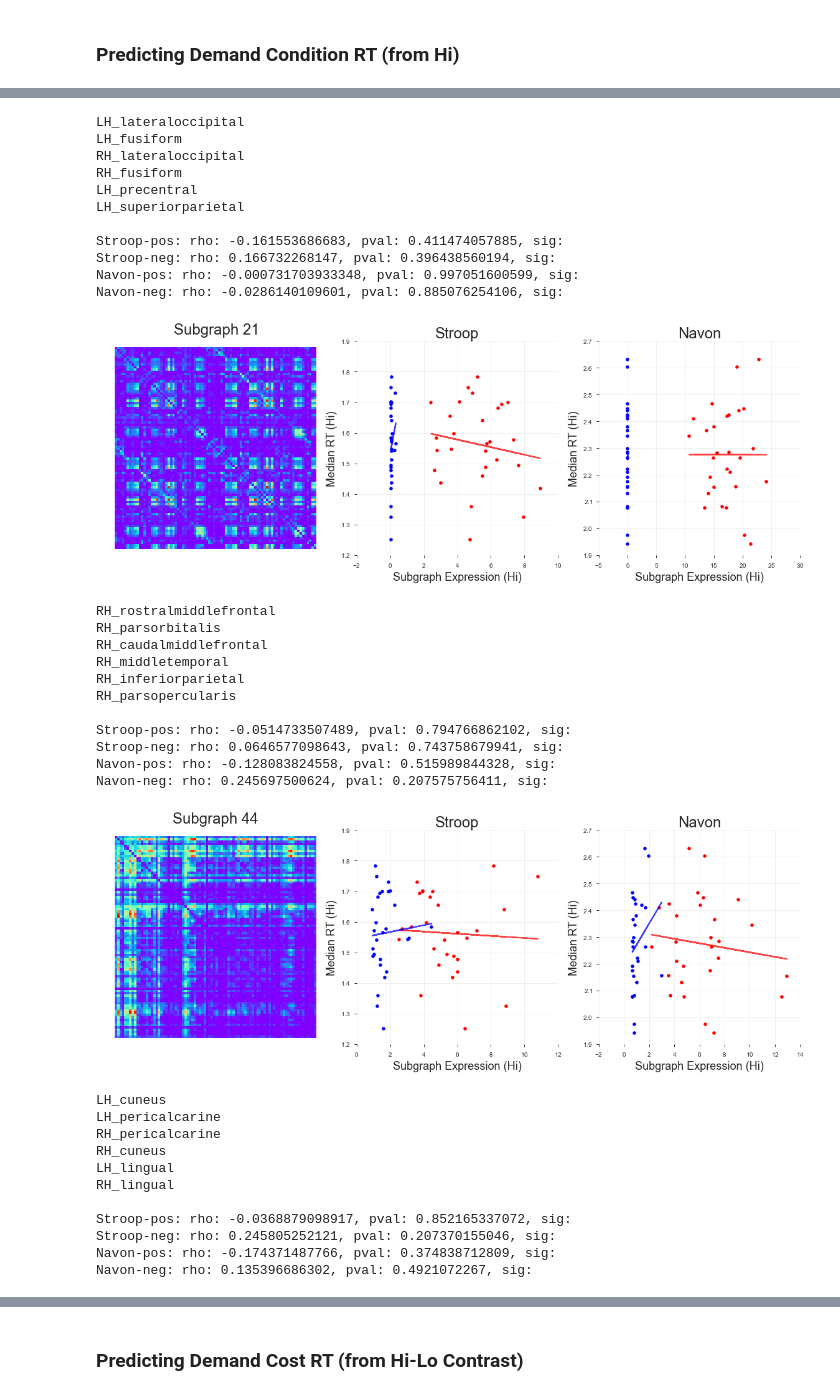
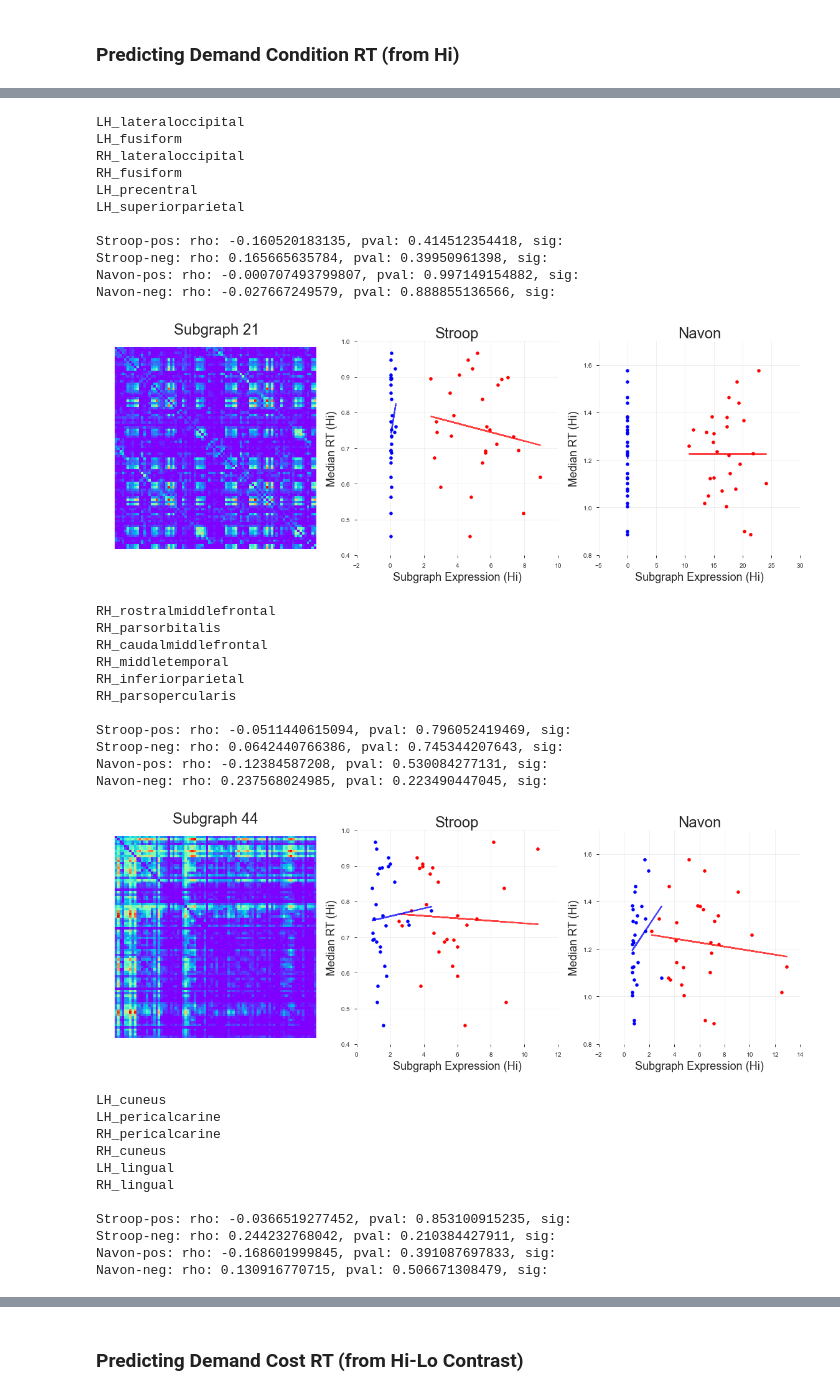
Before and after one commit to akhambhati/rs-2017-NetStim, a Jupyter notebook: Analysis_Notebooks/e04-Subgraph_Cognitive_Control-Dynamics.ipynb, the cells around one changed output, grey strips where cells are left out. Saved outputs shown, nothing was run; the diff lists cells and outputs as text; code cells hidden in the pictures.

```diff
--- a/Analysis_Notebooks/e04-Subgraph_Cognitive_Control-Dynamics.ipynb
+++ b/Analysis_Notebooks/e04-Subgraph_Cognitive_Control-Dynamics.ipynb
@@ -401,10 +401,11 @@ for fac_ii in sel_fac_ix:
 
             m, b, _, _, _ = stats.linregress(beh_grp[grp_ii][0], beh_grp[grp_ii][1])
             beh_rt_nomove = beh_grp[grp_ii][1] - beh_grp[grp_ii][0]*m+b
+            beh_rt = beh_grp[grp_ii][1]
 
-            m, b, rho, pval, _ = stats.linregress(mean_subj_coef_nomove, beh_rt_nomove)
+            m, b, rho, pval, _ = stats.linregress(mean_subj_coef_nomove, beh_rt)
             ax.plot(mean_subj_coef_nomove, m*mean_subj_coef_nomove+b, color=clrs[key_ii], alpha=0.75)
-            ax.scatter(mean_subj_coef_nomove, beh_rt_nomove, color=clrs[key_ii])
+            ax.scatter(mean_subj_coef_nomove, beh_rt, color=clrs[key_ii])
 
             if pval < adj_alpha:
                 sig = '*'
@@ -544,10 +545,11 @@ for fac_ii in sel_fac_ix:
 
             m, b, _, _, _ = stats.linregress(beh_grp[grp_ii][0], beh_grp[grp_ii][1])
             beh_rt_nomove = beh_grp[grp_ii][1] - beh_grp[grp_ii][0]*m+b
+            beh_rt = beh_grp[grp_ii][1]
 
-            m, b, rho, pval, _ = stats.linregress(mean_subj_coef_nomove, beh_rt_nomove)
+            m, b, rho, pval, _ = stats.linregress(mean_subj_coef_nomove, beh_rt)
             ax.plot(mean_subj_coef_nomove, m*mean_subj_coef_nomove+b, color=clrs[key_ii], alpha=0.75)
-            ax.scatter(mean_subj_coef_nomove, beh_rt_nomove, color=clrs[key_ii])
+            ax.scatter(mean_subj_coef_nomove, beh_rt, color=clrs[key_ii])
 
             if pval < adj_alpha:
                 sig = '*'
@@ -603,27 +605,27 @@ Navon-neg: rho: -0.0753368787656, pval: 0.703194039674, sig:
 LH_lateraloccipital
 LH_fusiform
 RH_lateraloccipital
 RH_fusiform
 LH_precentral
 LH_superiorparietal
 
-Stroop-pos: rho: -0.161553686683, pval: 0.411474057885, sig:
-Stroop-neg: rho: 0.166732268147, pval: 0.396438560194, sig:
-Navon-pos: rho: -0.000731703933348, pval: 0.997051600599, sig:
-Navon-neg: rho: -0.0286140109601, pval: 0.885076254106, sig:
+Stroop-pos: rho: -0.160520183135, pval: 0.414512354418, sig:
+Stroop-neg: rho: 0.165665635784, pval: 0.39950961398, sig:
+Navon-pos: rho: -0.000707493799807, pval: 0.997149154882, sig:
+Navon-neg: rho: -0.027667249579, pval: 0.888855136566, sig:
-[figure, old version]
+[figure, new version]
 RH_rostralmiddlefrontal
 RH_parsorbitalis
 RH_caudalmiddlefrontal
 RH_middletemporal
 RH_inferiorparietal
 RH_parsopercularis
 
-Stroop-pos: rho: -0.0514733507489, pval: 0.794766862102, sig:
-Stroop-neg: rho: 0.0646577098643, pval: 0.743758679941, sig:
-Navon-pos: rho: -0.128083824558, pval: 0.515989844328, sig:
-Navon-neg: rho: 0.245697500624, pval: 0.207575756411, sig:
+Stroop-pos: rho: -0.0511440615094, pval: 0.796052419469, sig:
+Stroop-neg: rho: 0.0642440766386, pval: 0.745344207643, sig:
+Navon-pos: rho: -0.12384587208, pval: 0.530084277131, sig:
+Navon-neg: rho: 0.237568024985, pval: 0.223490447045, sig:
-[figure, old version]
+[figure, new version]
 LH_cuneus
 LH_pericalcarine
 RH_pericalcarine
@@ -631,7 +633,7 @@ RH_cuneus
 LH_lingual
 RH_lingual
 
-Stroop-pos: rho: -0.0368879098917, pval: 0.852165337072, sig:
-Stroop-neg: rho: 0.245805252121, pval: 0.207370155046, sig:
-Navon-pos: rho: -0.174371487766, pval: 0.374838712809, sig:
-Navon-neg: rho: 0.135396686302, pval: 0.4921072267, sig:
+Stroop-pos: rho: -0.0366519277452, pval: 0.853100915235, sig:
+Stroop-neg: rho: 0.244232768042, pval: 0.210384427911, sig:
+Navon-pos: rho: -0.168601999845, pval: 0.391087697833, sig:
+Navon-neg: rho: 0.130916770715, pval: 0.506671308479, sig:
```
Also changed, not shown: parts of 3 cells of this notebook.
